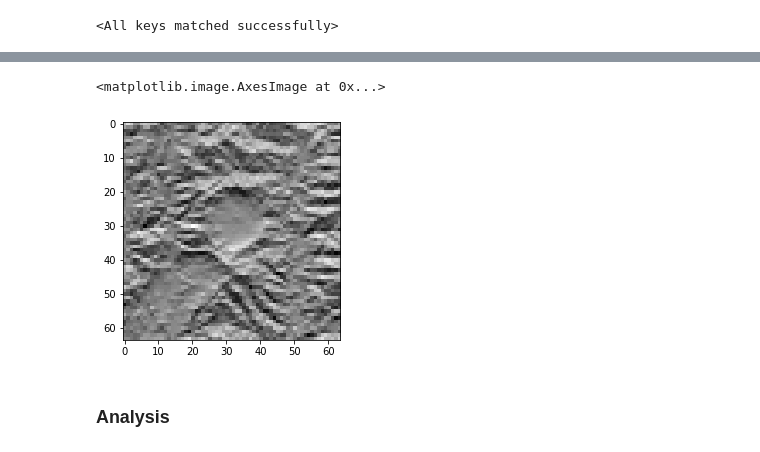
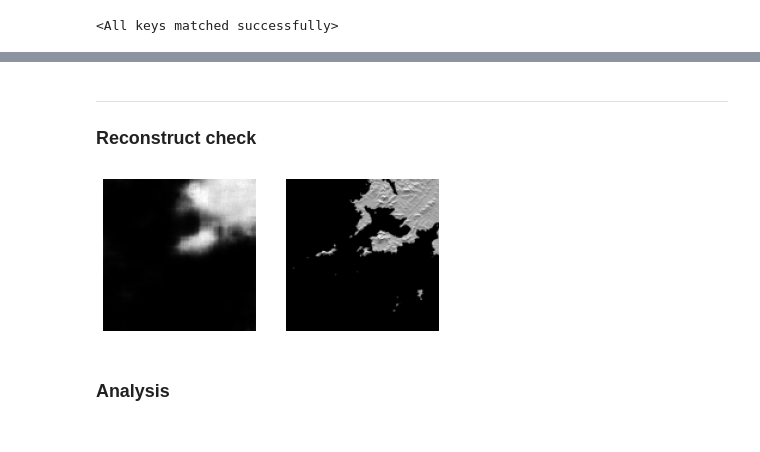
Before and after one commit to February24-Lee/PyTorch-VAE, a Jupyter notebook: _Analysis_VAE_latent_vector_analysis_with_windspeed_Hill.ipynb, the cells around one changed output, grey strips where cells are left out. Saved outputs shown, nothing was run; the diff lists cells and outputs as text; code cells hidden in the pictures.

```diff
--- a/_Analysis_VAE_latent_vector_analysis_with_windspeed_Hill.ipynb
+++ b/_Analysis_VAE_latent_vector_analysis_with_windspeed_Hill.ipynb
@@ -84,8 +79,18 @@ plt.imshow(x[54][0].detach().numpy(), cmap='gray')
-# %%
-plt.imshow(y[54][0].detach().numpy(), cmap='gray')
-# %% [output]
-<matplotlib.image.AxesImage at 0x...>
-[figure, removed]
+# %% [markdown]
+---
+### Reconstruct check
+# %%
+fig_num = 112
+
+plt.subplot(1,2,1)
+plt.imshow(x[fig_num][0].detach().numpy(), cmap='gray')
+plt.axis('off')
+plt.subplot(1,2,2)
+plt.imshow(y[fig_num][0].detach().numpy(), cmap='gray')
+plt.axis('off')
+plt.show()
+# %% [output]
+[figure, added]
 # %% [markdown]
 ### Analysis
 # %%
```
Also changed, not shown: parts of 8 cells of this notebook, 5 other files.
